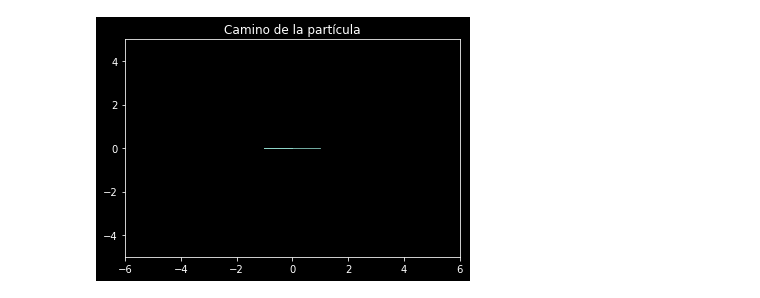
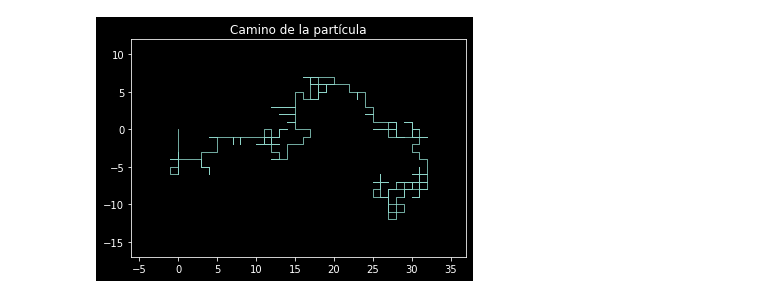
Before and after one commit to mauromeli/simulacion, a Jupyter notebook: Ej8.ipynb, the cells around one changed output. Drawn from its saved outputs; the diff is of its cells as text; code cells hidden in the pictures.

```diff
--- a/Ej8.ipynb
+++ b/Ej8.ipynb
@@ -6,7 +6,8 @@ import random
 import matplotlib.animation as animation
 import numpy as np
 
-MAX_FRAMES = 5
+
+MAX_FRAMES = 300
 movements = { 'right': 0, 'left': 0, 'up': 0, 'down': 0 }
 
 def init():
@@ -26,32 +27,32 @@ def make_path(max_frames):
             movements['down']+=1
         elif random_value < 0.75:
             step = [-1, 0]
             movements['left']+=1
         else:
             step = [0, 1]
             movements['up']+=1
 
         x_data.append(x_data[i] + step[0])
         y_data.append(y_data[i] + step[1])
 
 def animate(i):
     line.set_data(x_data[:i], y_data[:i])
     return line,
 
 x_data, y_data = [0], [0]
 plt.style.use('dark_background')
 
 
 make_path(MAX_FRAMES)
 fig = plt.figure()
 ax = plt.axes(xlim=(min(x_data) - 5, max(x_data) + 5), ylim=(min(y_data) - 5, max(y_data) + 5))
 line, = ax.plot([], [],'-', lw=0.8)
 
 plt.title('Camino de la partícula')
 plt.axis('on')
 
 anim = animation.FuncAnimation(fig, animate, init_func=init,interval=100, frames=MAX_FRAMES, blit=True)
 
-anim.save('path2.gif',writer='imagemagick')
+anim.save('camino_particula.gif',writer='imagemagick')
 # %% [output]
-[figure, old version]
+[figure, new version]
```
Also changed, not shown: parts of 1 cell of this notebook.
